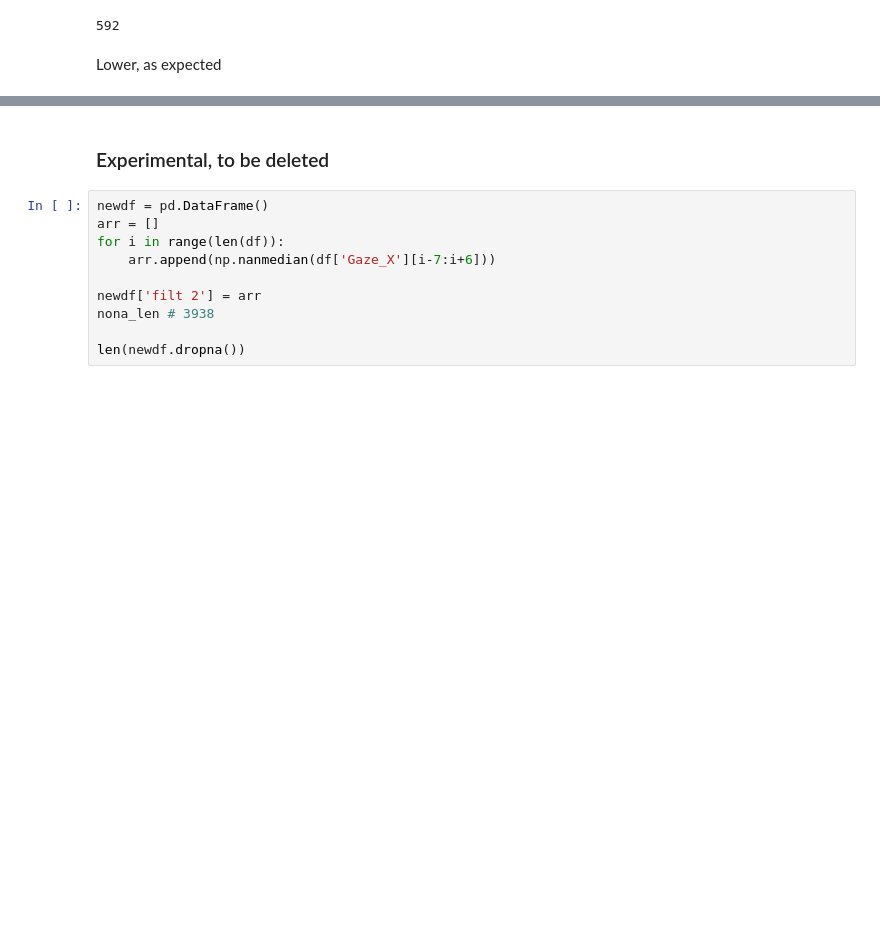
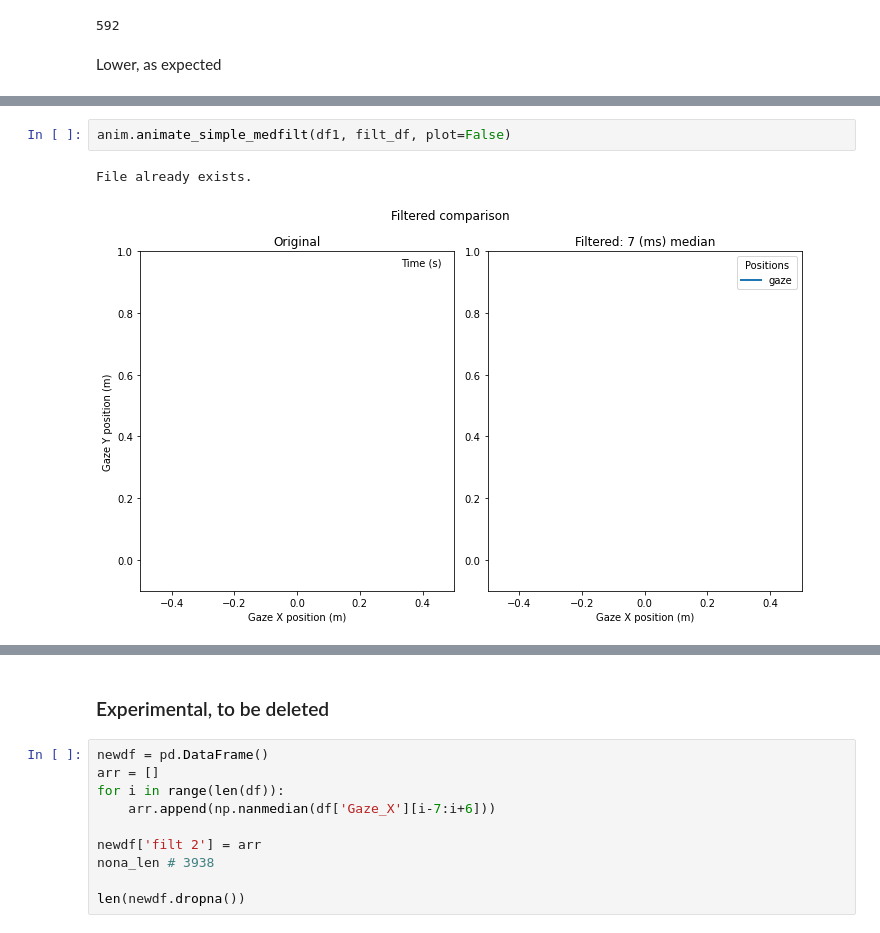
Before and after one commit to toelt-llc/KiPy, a Jupyter notebook: code/processing_flicker.ipynb, the cells around one changed output, grey strips where cells are left out. Saved outputs shown, nothing was run; the diff lists cells and outputs as text; blank space fills up the shorter version.

```diff
--- a/code/processing_flicker.ipynb
+++ b/code/processing_flicker.ipynb
@@ -227,0 +237,5 @@ Lower, as expected
+# %%
+anim.animate_simple_medfilt(df1, filt_df, plot=False)
+# %% [output]
+File already exists.
+[figure, added]
```
Also changed, not shown: parts of 3 cells of this notebook, 3 other files.
